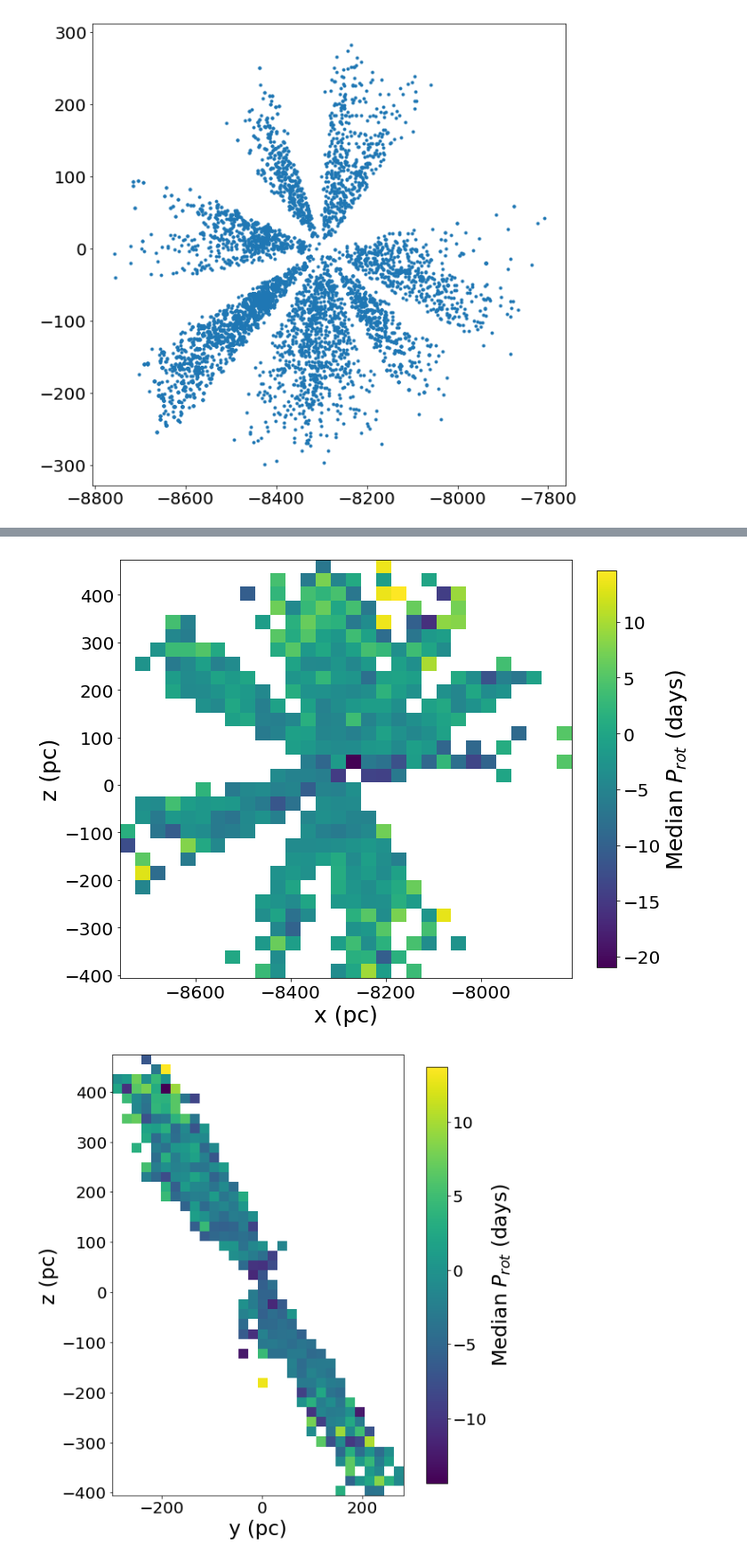
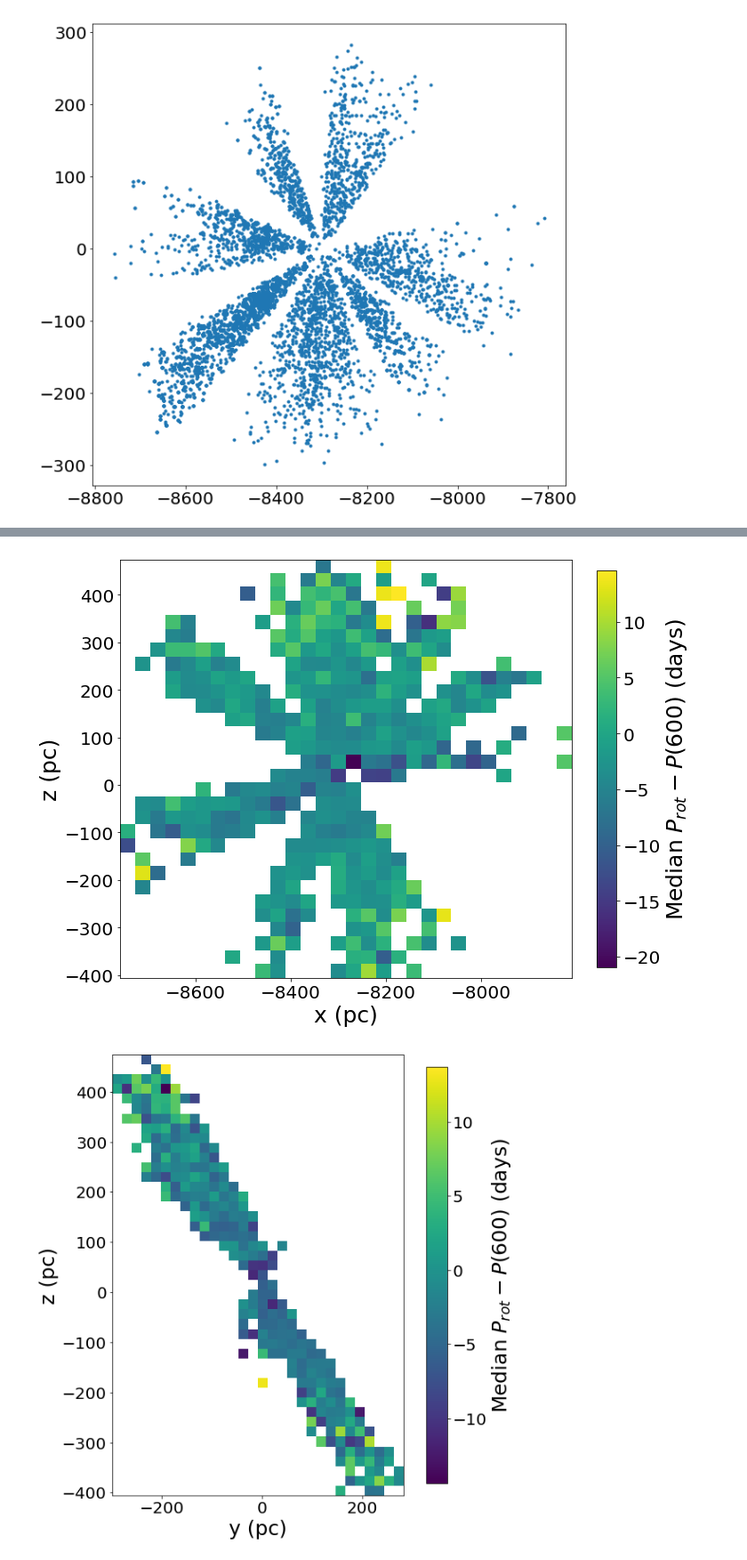
Before and after one commit to tagordon/k2rot, a Jupyter notebook: round/figures/map.ipynb, the cells around one changed output, grey strips where cells are left out. Shown at 89% size. Drawn from its saved outputs; the diff is of its cells as text; code cells hidden in the pictures.

```diff
--- a/round/figures/map.ipynb
+++ b/round/figures/map.ipynb
@@ -55,23 +55,23 @@ pl.figure(figsize=(10, 10))
 im = pl.imshow(ret.statistic.T, origin='lower', interpolation='nearest',
          extent=(ret.x_edge[0], ret.x_edge[-1], ret.y_edge[0], ret.y_edge[-1]))
 cb = pl.colorbar(im, fraction=0.04)
-cb.set_label('Median $P_{rot}$ (days)')
+cb.set_label('Median $P_{rot} - P(600)$ (days)')
 pl.xlabel("x (pc)")
 pl.ylabel("z (pc)")
 pl.savefig("prot_xz.pdf")
 # %% [output]
-[figure, old version]
+[figure, new version]
 # %%
 ret = binned_statistic_2d(df['galcen_y'][finite_age_mask & color_mask],
                           df['galcen_z'][finite_age_mask & color_mask],
                           perdiff, statistic='median', bins=[30, 45])
 pl.figure(figsize=(10, 10))
 im = pl.imshow(ret.statistic.T, origin='lower', interpolation='nearest',
          extent=(ret.x_edge[0], ret.x_edge[-1], ret.y_edge[0], ret.y_edge[-1]))
 cb = pl.colorbar(im, fraction=0.046)
-cb.set_label('Median $P_{rot}$ (days)')
+cb.set_label('Median $P_{rot} - P(600)$ (days)')
 pl.xlabel("y (pc)")
 pl.ylabel("z (pc)")
 pl.savefig("prot_yz.pdf")
 # %% [output]
-[figure, old version]
+[figure, new version]
```
Also changed, not shown: parts of 1 cell of this notebook, 1 other file.
